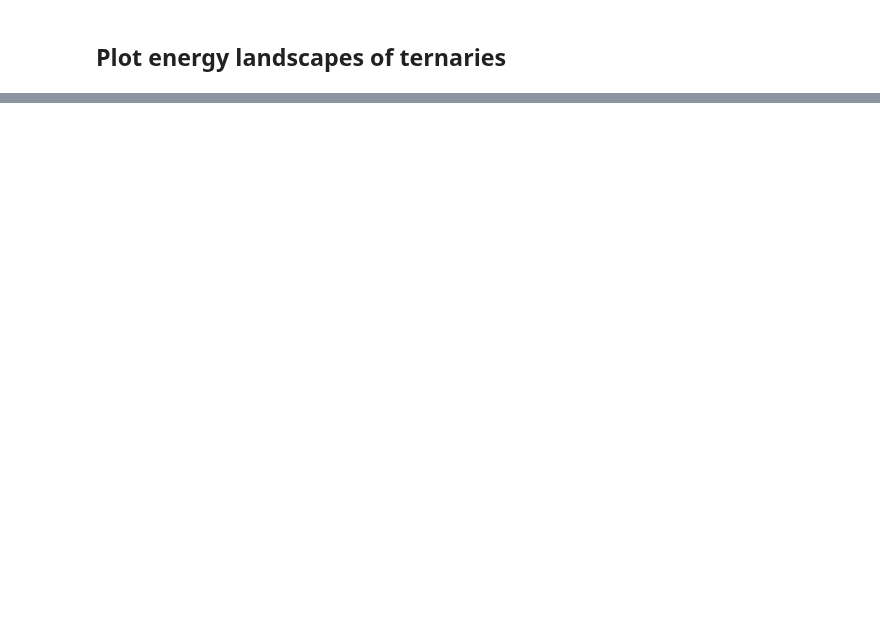
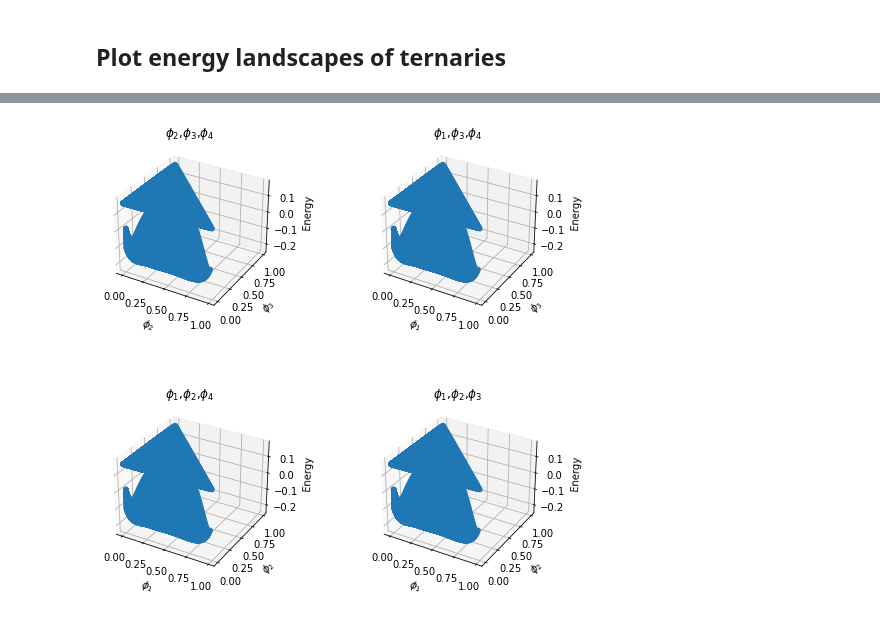
Before and after one commit to kiranvad/polyphase, a Jupyter notebook: notebooks/[ASR] Interactive energy landscapes of four component systems.ipynb, the cells around one changed output, grey strips where cells are left out. Saved outputs shown, nothing was run; the diff lists cells and outputs as text; code cells hidden in the pictures; blank space fills up the shorter version.

```diff
--- a/notebooks/[ASR] Interactive energy landscapes of four component systems.ipynb
+++ b/notebooks/[ASR] Interactive energy landscapes of four component systems.ipynb
@@ -44,3 +43,31 @@ plt.show()
+# %%
+# plotly copy
+from plotly.subplots import make_subplots
+import plotly.graph_objects as go
+
+fig = make_subplots(rows=2, cols=2,
+                    specs=[[{'type':'scene'},{'type':'scene'}],
+                           [{'type':'scene'},{'type':'scene'}]]
+                   )
+row_col_ids = [[1,1],[1,2],[2,1],[2,2]]
+marker = dict(size=3)
+for (row,col),PHI4 in zip(row_col_ids,[1e-8,0.1,0.5,0.9]):
+    slice_ids = np.isclose(engine.grid[3,:],PHI4, atol=0.01)
+    if PLOT_BOUNDARIES:
+        ids = np.logical_and(slice_ids,~boundary_points)
+    else:
+        ids = slice_ids
+    name = 'phi_4={:.2f}'.format(PHI4)
+    trace = go.Scatter3d(x=engine.grid.T[ids,0], y=engine.grid.T[ids,1],z = engine.energy[ids],
+                        mode='markers', marker = marker, name=name, opacity=0.5)
+    fig.add_trace(trace, row=row,col=col)
+for key in ['scene','scene2','scene3','scene4']:
+    fig['layout'][key].update(
+        dict(xaxis_title='phi1',yaxis_title='phi2',zaxis_title='Energy', aspectmode='cube')
+    )
+
+fig.update_layout(width=700, margin=dict(r=10, l=10, b=10, t=10))
+fig.write_html('../figures/notebooks/1.html')
 # %% [markdown]
 ## Plot energy landscapes of ternaries
 # %%
@@ -54,7 +81,7 @@ for i,ax in enumerate(axs):
     else:
         ids = proj_ids
     plotids = list(set([0,1,2,3])-set([i]))
-    ax.scatter(engine.grid.T[ids,plotids[0]],engine.grid.T[ids,plotids[0]],
+    ax.scatter(engine.grid.T[ids,plotids[0]],engine.grid.T[ids,plotids[1]],
                engine.energy[ids])
     ax.set_xlabel(r'$\phi_{}$'.format(plotids[0]+1))
     ax.set_ylabel(r'$\phi_{}$'.format(plotids[1]+1))
@@ -67,0 +93 @@ plt.show()
+[figure, added]
```
Also changed, not shown: parts of 5 cells of this notebook, 4 other files.
